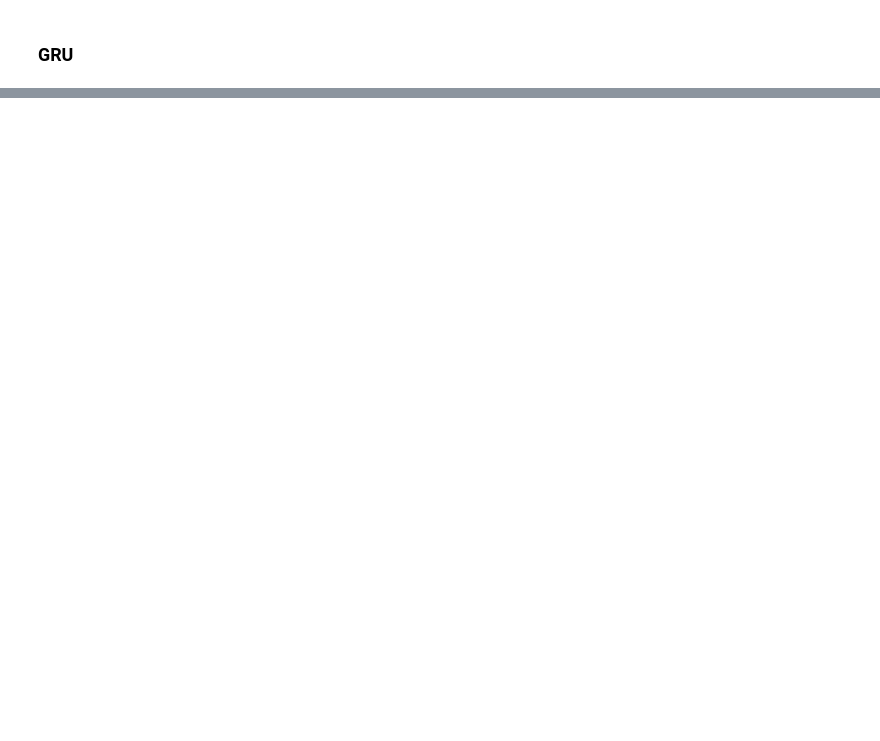
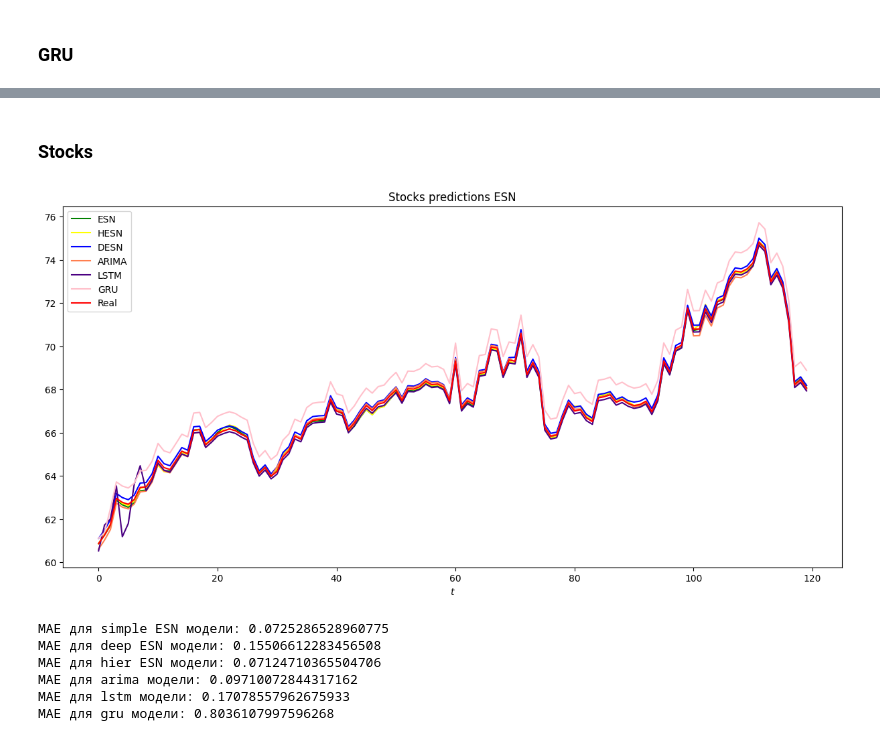
Before and after one commit to alkomarova/ReservoirStocks, a Jupyter notebook: simple_stock_prediction.ipynb, the cells around one changed output, grey strips where cells are left out. Saved outputs shown, nothing was run; the diff lists cells and outputs as text; code cells hidden in the pictures; blank space fills up the shorter version.

Commit message:
add prices calculating

```diff
--- a/simple_stock_prediction.ipynb
+++ b/simple_stock_prediction.ipynb
@@ -185,0 +189,47 @@ MAE для GRU модели: 0.008346086288544784
+# %% [markdown]
+### Stocks
+# %%
+Y_real = data['Close'][-len(Y_pred_simple):].values
+Y_price_simple=np.multiply(Y_real, np.exp(Y_pred_simple))
+Y_price_deep=np.multiply(Y_real, np.exp(Y_pred_deep))
+Y_price_hier=np.multiply(Y_real, np.exp(Y_pred_hier))
+Y_price_lstm=np.multiply(Y_real, np.exp(Y_pred_lstm)[:len(Y_real)])
+Y_price_gru=np.multiply(Y_real, np.exp(Y_pred_gru)[:len(Y_real)])
+Y_price_arima=np.multiply(Y_real, np.exp(Y_pred_arima)[:len(Y_real)])
+# %%
+import matplotlib.pyplot as plt
+
+plt.figure(figsize=(15, 7))
+plt.title("Stocks predictions ESN")
+plt.xlabel("$t$")
+plt.plot(Y_price_simple, label="ESN", color="green")
+plt.plot(Y_price_hier, label="HESN", color="yellow")
+plt.plot(Y_price_deep, label="DESN", color="blue")
+plt.plot(Y_price_arima, label="ARIMA", color="coral")
+plt.plot(Y_price_lstm, label="LSTM", color="indigo")
+plt.plot(Y_price_gru, label="GRU", color="pink")
+plt.plot(Y_real, label="Real", color="red")
+plt.legend()
+plt.show()
+# %% [output]
+[figure, added]
+# %%
+mae_simple = metrics.mean_absolute_error(Y_real, Y_price_simple)
+mae_deep = metrics.mean_absolute_error(Y_real, Y_price_deep)
+mae_hier = metrics.mean_absolute_error(Y_real, Y_price_hier)
+mae_arima = metrics.mean_absolute_error(Y_real, Y_price_arima)
+mae_lstm = metrics.mean_absolute_error(Y_real, Y_price_lstm)
+mae_gru = metrics.mean_absolute_error(Y_real, Y_price_gru)
+print('MAE для simple ESN модели:', mae_simple)
+print('MAE для deep ESN модели:', mae_deep)
+print('MAE для hier ESN модели:', mae_hier)
+print('MAE для arima модели:', mae_arima)
+print('MAE для lstm модели:', mae_lstm)
+print('MAE для gru модели:', mae_gru)
+# %% [output]
+MAE для simple ESN модели: 0.0725286528960775
+MAE для deep ESN модели: 0.15506612283456508
+MAE для hier ESN модели: 0.07124710365504706
+MAE для arima модели: 0.09710072844317162
+MAE для lstm модели: 0.17078557962675933
+MAE для gru модели: 0.8036107997596268
```
Also changed, not shown: parts of 8 cells of this notebook.
